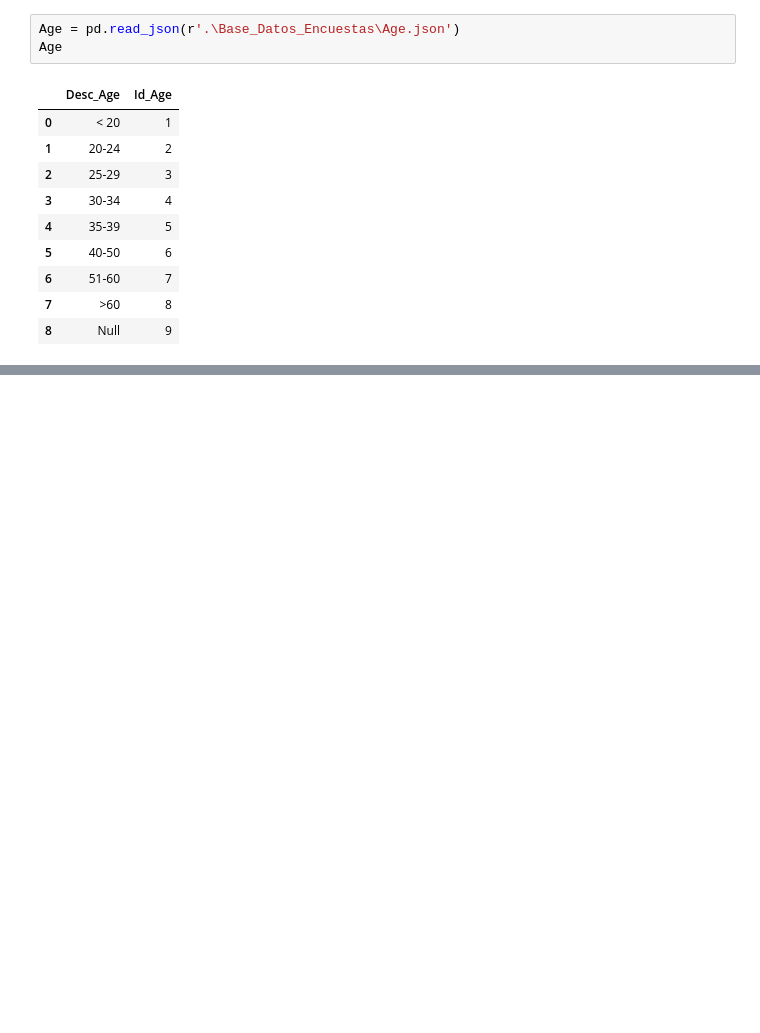
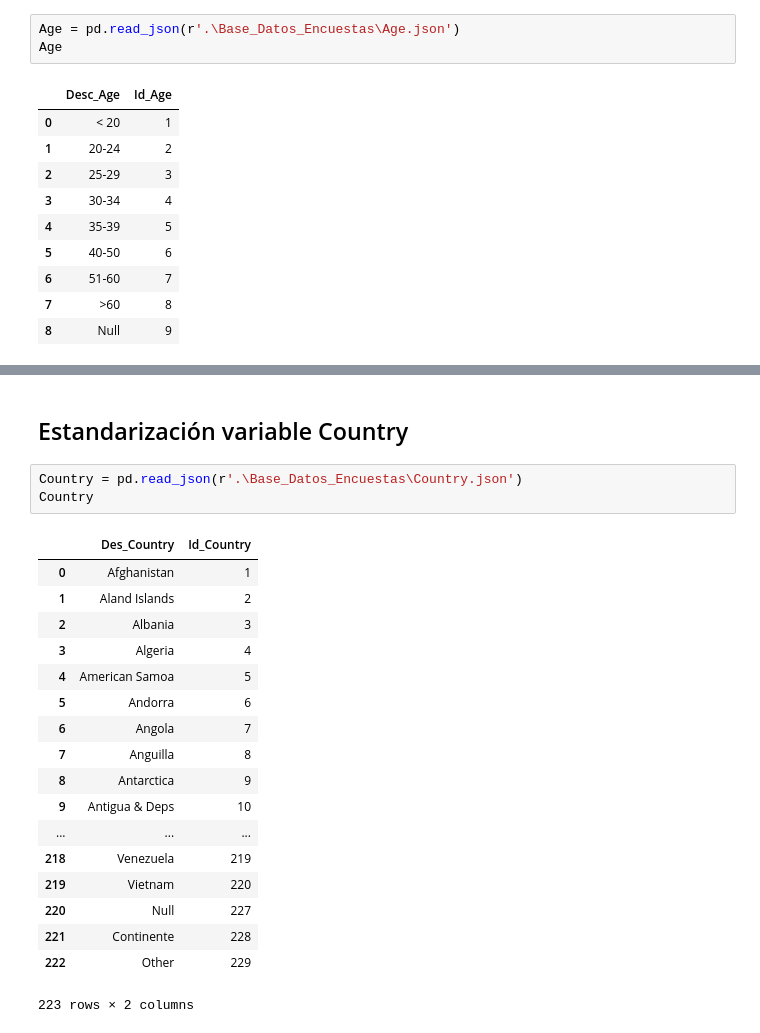
Before and after one commit to efvillar/Trabajo_Final_Bases_Datos, a Jupyter notebook: Trabajo Final Pregunta 1.ipynb, the cells around one changed output, grey strips where cells are left out. Saved outputs shown, nothing was run; the diff lists cells and outputs as text; blank space fills up the shorter version.

```diff
--- a/Trabajo Final Pregunta 1.ipynb
+++ b/Trabajo Final Pregunta 1.ipynb
@@ -970,0 +953,24 @@ Se crearon las siguientes tablas y se subieron a Bigquery:
+# %% [markdown]
+## Estandarización variable Country
+# %%
+Country = pd.read_json(r'.\Base_Datos_Encuestas\Country.json')
+Country
+# %% [output]
+|  | Des_Country | Id_Country |
+| 0 | Afghanistan | 1 |
+| 1 | Aland Islands | 2 |
+| 2 | Albania | 3 |
+| 3 | Algeria | 4 |
+| 4 | American Samoa | 5 |
+| 5 | Andorra | 6 |
+| 6 | Angola | 7 |
+| 7 | Anguilla | 8 |
+| 8 | Antarctica | 9 |
+| 9 | Antigua & Deps | 10 |
+| ... | ... | ... |
+| 218 | Venezuela | 219 |
+| 219 | Vietnam | 220 |
+| 220 | Null | 227 |
+| 221 | Continente | 228 |
+| 222 | Other | 229 |
+223 rows × 2 columns
```
Also changed, not shown: parts of 27 cells of this notebook, 3 other files.
